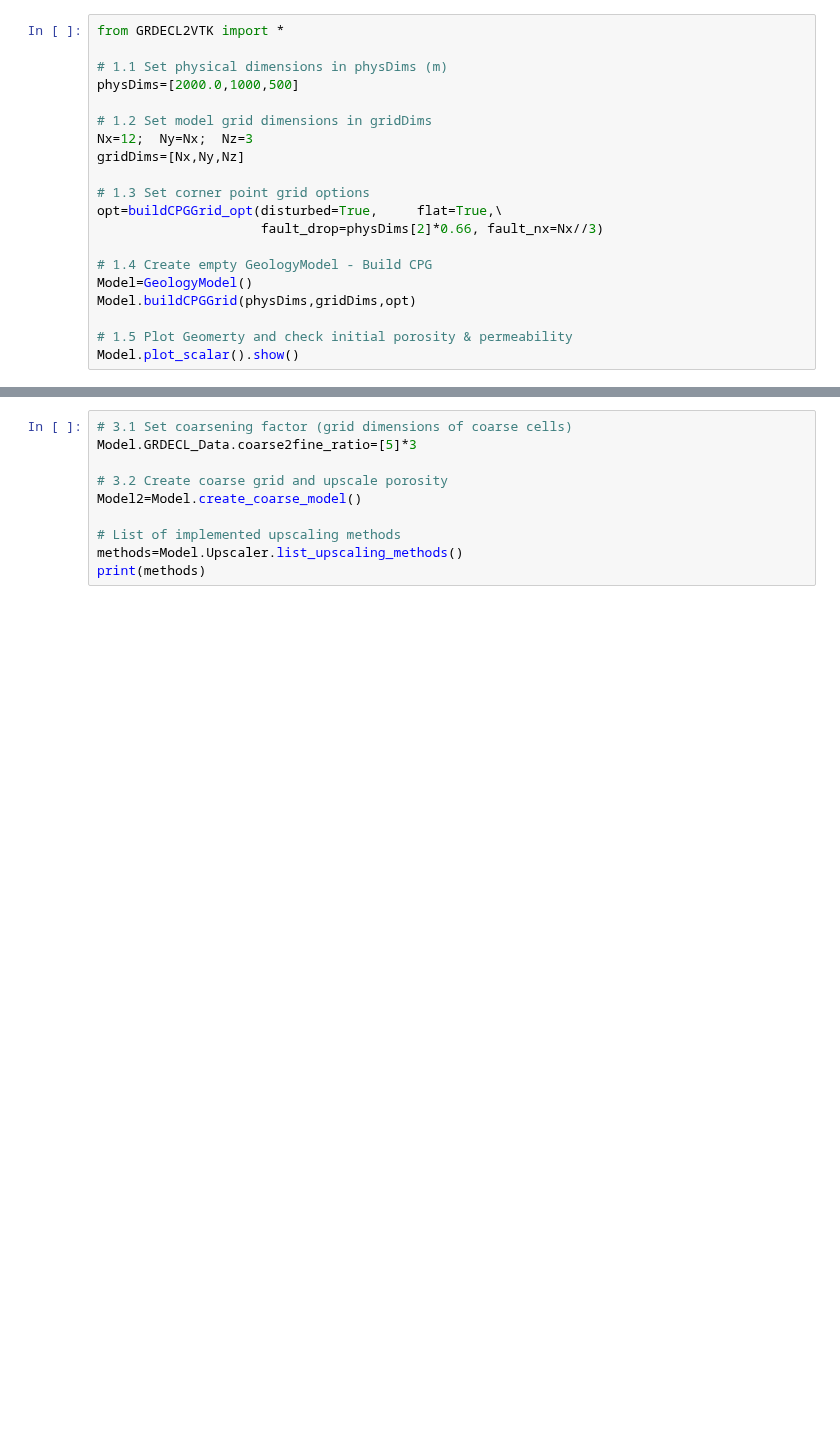
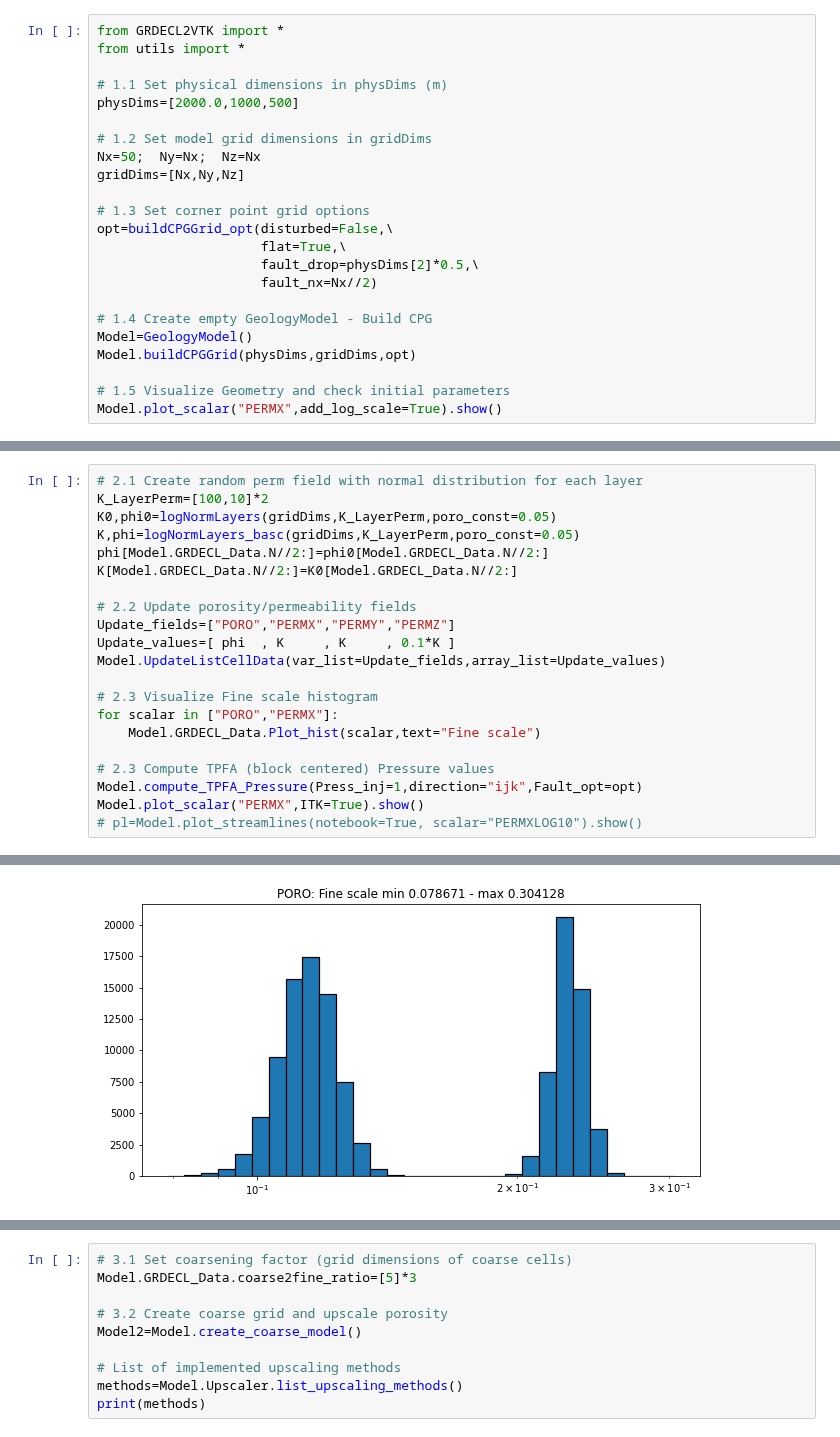
Before and after one commit to BinWang0213/PyGRDECL, a Jupyter notebook: Upscaling_Simplecrdecl.ipynb, the cells around one changed output, grey strips where cells are left out. Cells and saved outputs as stored; diff of their text form; blank space fills up the shorter version.

Commit message:
improve notebook

```diff
--- a/Upscaling_Simplecrdecl.ipynb
+++ b/Upscaling_Simplecrdecl.ipynb
@@ -42,20 +63,23 @@ _(The visualization part of this notebook is based on PYGRDECL)_
 # %%
 from GRDECL2VTK import *
+from utils import *
 
 # 1.1 Set physical dimensions in physDims (m)
 physDims=[2000.0,1000,500]
 
 # 1.2 Set model grid dimensions in gridDims
-Nx=12;  Ny=Nx;  Nz=3
+Nx=50;  Ny=Nx;  Nz=Nx
 gridDims=[Nx,Ny,Nz]
 
 # 1.3 Set corner point grid options
-opt=buildCPGGrid_opt(disturbed=True,     flat=True,\
-                     fault_drop=physDims[2]*0.66, fault_nx=Nx//3)
+opt=buildCPGGrid_opt(disturbed=False,\
+                     flat=True,\
+                     fault_drop=physDims[2]*0.5,\
+                     fault_nx=Nx//2)
 
 # 1.4 Create empty GeologyModel - Build CPG
 Model=GeologyModel()
 Model.buildCPGGrid(physDims,gridDims,opt)
 
-# 1.5 Plot Geomerty and check initial porosity & permeability
-Model.plot_scalar().show()
+# 1.5 Visualize Geometry and check initial parameters
+Model.plot_scalar("PERMX",add_log_scale=True).show()
@@ -74,0 +101,22 @@ Viewer(geometries=[{'vtkClass': 'vtkPolyData', 'points': {'vtkClass': 'vtkPoints
+# %%
+# 2.1 Create random perm field with normal distribution for each layer
+K_LayerPerm=[100,10]*2
+K0,phi0=logNormLayers(gridDims,K_LayerPerm,poro_const=0.05)
+K,phi=logNormLayers_basc(gridDims,K_LayerPerm,poro_const=0.05)
+phi[Model.GRDECL_Data.N//2:]=phi0[Model.GRDECL_Data.N//2:]
+K[Model.GRDECL_Data.N//2:]=K0[Model.GRDECL_Data.N//2:]
+
+# 2.2 Update porosity/permeability fields
+Update_fields=["PORO","PERMX","PERMY","PERMZ"]
+Update_values=[ phi  , K     , K     , 0.1*K ]
+Model.UpdateListCellData(var_list=Update_fields,array_list=Update_values)
+
+# 2.3 Visualize Fine scale histogram
+for scalar in ["PORO","PERMX"]:
+    Model.GRDECL_Data.Plot_hist(scalar,text="Fine scale")
+
+# 2.3 Compute TPFA (block centered) Pressure values
+Model.compute_TPFA_Pressure(Press_inj=1,direction="ijk",Fault_opt=opt)
+Model.plot_scalar("PERMX",ITK=True).show()
+# pl=Model.plot_streamlines(notebook=True, scalar="PERMXLOG10").show()
+# %% [output]
@@ -74,0 +130 @@ Viewer(geometries=[{'vtkClass': 'vtkPolyData', 'points': {'vtkClass': 'vtkPoints
+[figure, added]
```
Also changed, not shown: parts of 18 cells of this notebook, 1 other file.
